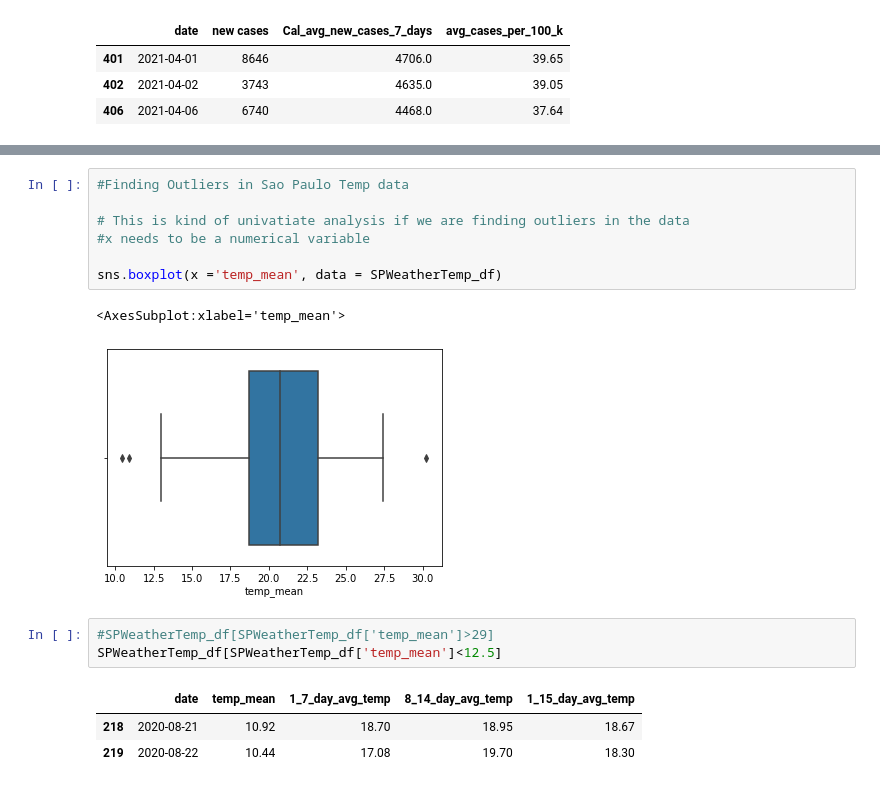
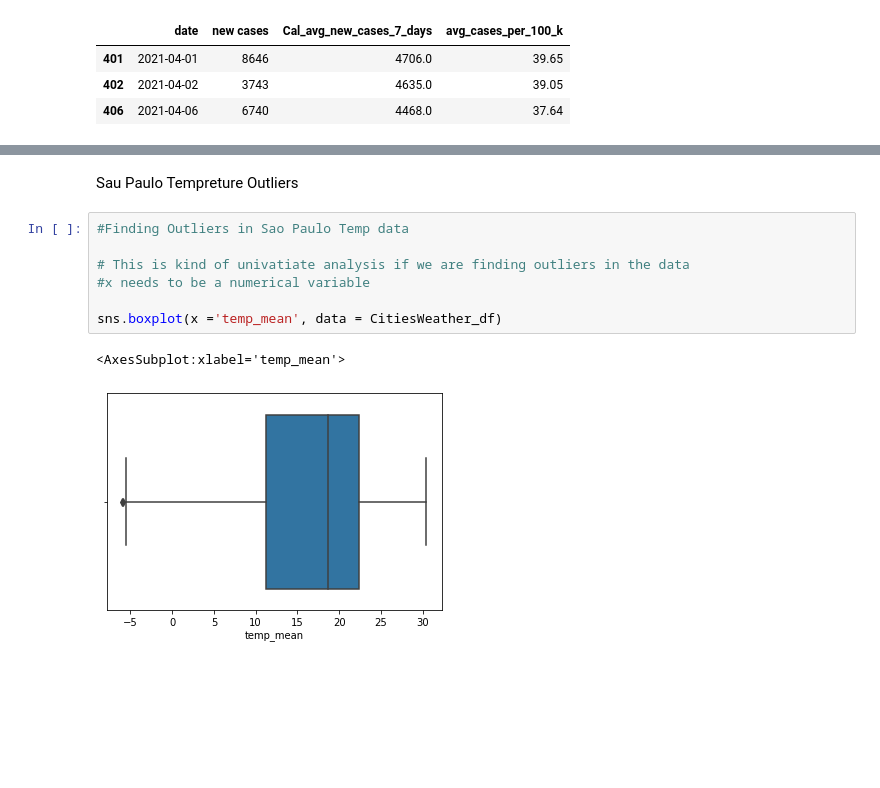
Before and after one commit to archinarula/Group-5-Project, a Jupyter notebook: Archana_WorkingFolder/NewData_Outliers -City Level.ipynb, the cells around one changed output, grey strips where cells are left out. Saved outputs shown, nothing was run; the diff lists cells and outputs as text; blank space fills up the shorter version.

```diff
--- a/Archana_WorkingFolder/NewData_Outliers -City Level.ipynb
+++ b/Archana_WorkingFolder/NewData_Outliers -City Level.ipynb
@@ -265,17 +297,12 @@ sns.boxplot(x ='1_7_day_avg_humidity', data = NYWeatherHumidity_df)
+# %% [markdown]
+Sau Paulo Tempreture Outliers
 # %%
 #Finding Outliers in Sao Paulo Temp data
 
 # This is kind of univatiate analysis if we are finding outliers in the data
 #x needs to be a numerical variable
 
-sns.boxplot(x ='temp_mean', data = SPWeatherTemp_df)
+sns.boxplot(x ='temp_mean', data = CitiesWeather_df)
 # %% [output]
 <AxesSubplot:xlabel='temp_mean'>
-[figure, old version]
+[figure, new version]
-# %%
-#SPWeatherTemp_df[SPWeatherTemp_df['temp_mean']>29]
-SPWeatherTemp_df[SPWeatherTemp_df['temp_mean']<12.5]
-# %% [output]
-|  | date | temp_mean | 1_7_day_avg_temp | 8_14_day_avg_temp | 1_15_day_avg_temp |
-| 218 | 2020-08-21 | 10.92 | 18.70 | 18.95 | 18.67 |
-| 219 | 2020-08-22 | 10.44 | 17.08 | 19.70 | 18.30 |
```
Also changed, not shown: parts of 16 cells of this notebook.
